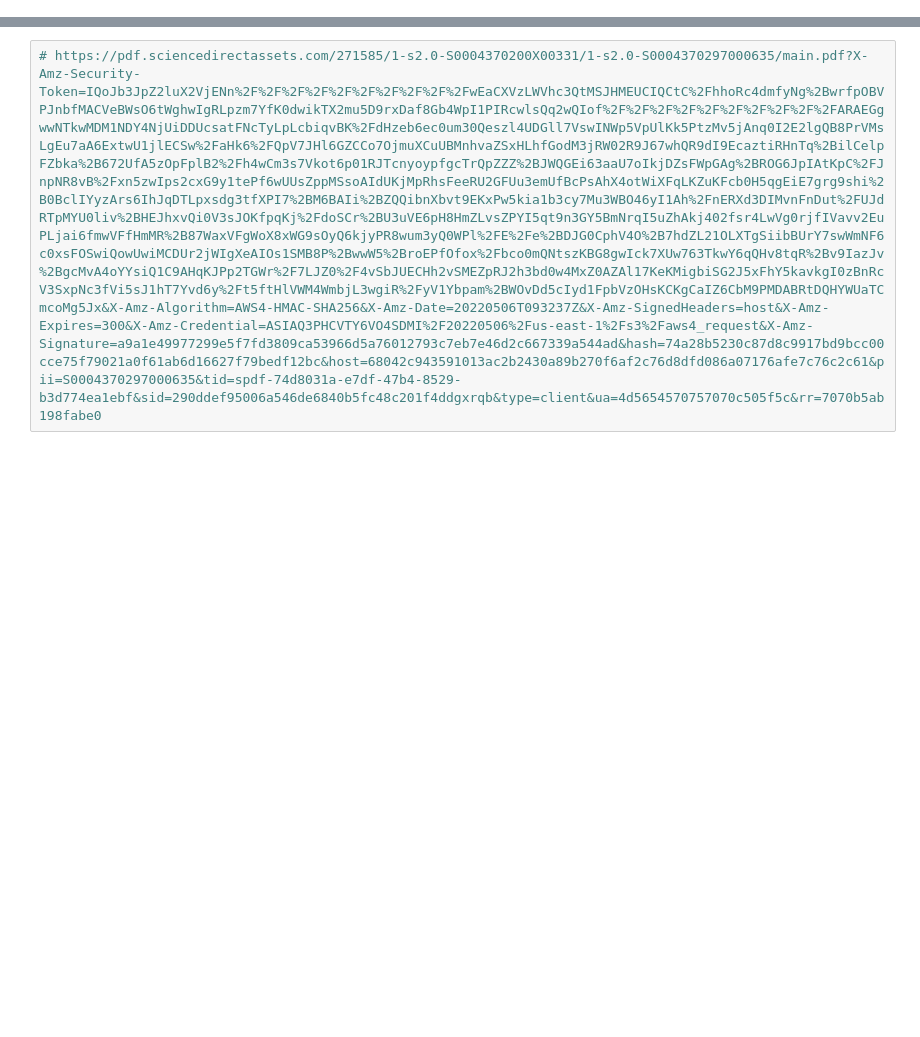
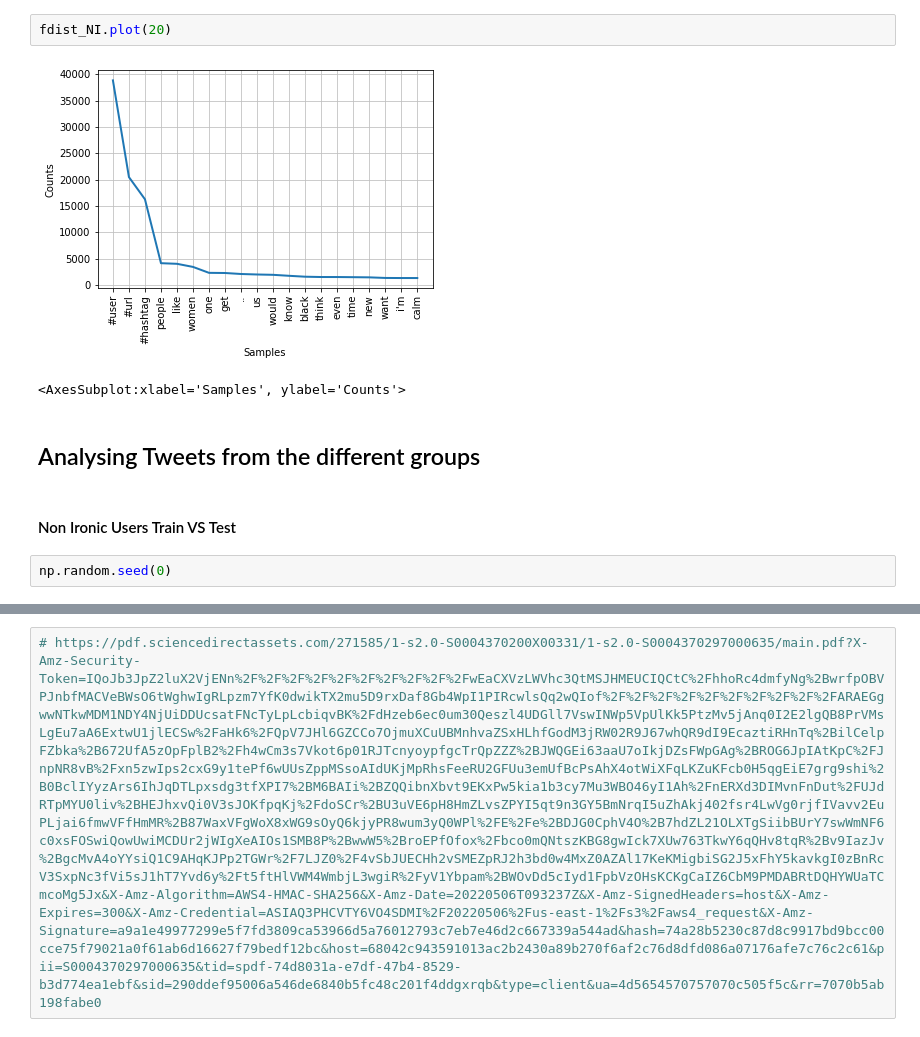
Before and after one commit to tfnribeiro/zenodo-PAN22-aut-prof-irony-stereotype, a Jupyter notebook: Data Analysis.ipynb, the cells around one changed output, grey strips where cells are left out. Cells and saved outputs as stored; diff of their text form; blank space fills up the shorter version.

```diff
--- a/Data Analysis.ipynb
+++ b/Data Analysis.ipynb
@@ -22,0 +134,11 @@ df
+# %%
+fdist_NI.plot(20)
+# %% [output]
+[figure, added]
+<AxesSubplot:xlabel='Samples', ylabel='Counts'>
+# %% [markdown]
+## Analysing Tweets from the different groups
+# %% [markdown]
+#### Non Ironic Users Train VS Test
+# %%
+np.random.seed(0)
```
Also changed, not shown: parts of 32 cells of this notebook, 9 other files.
